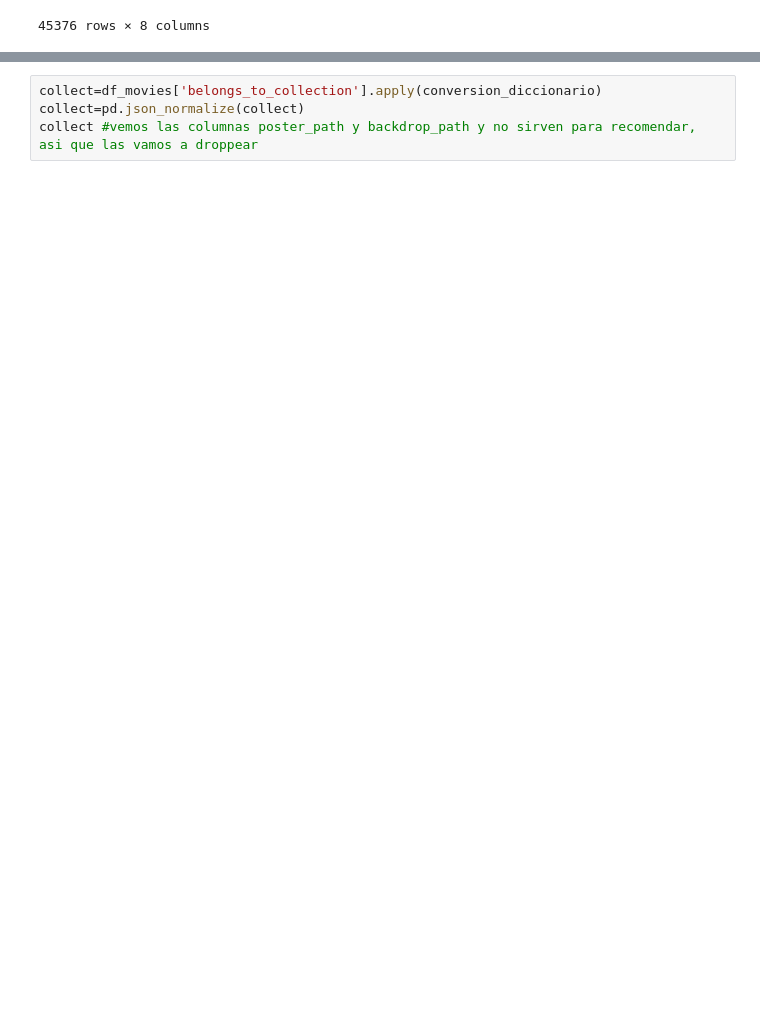
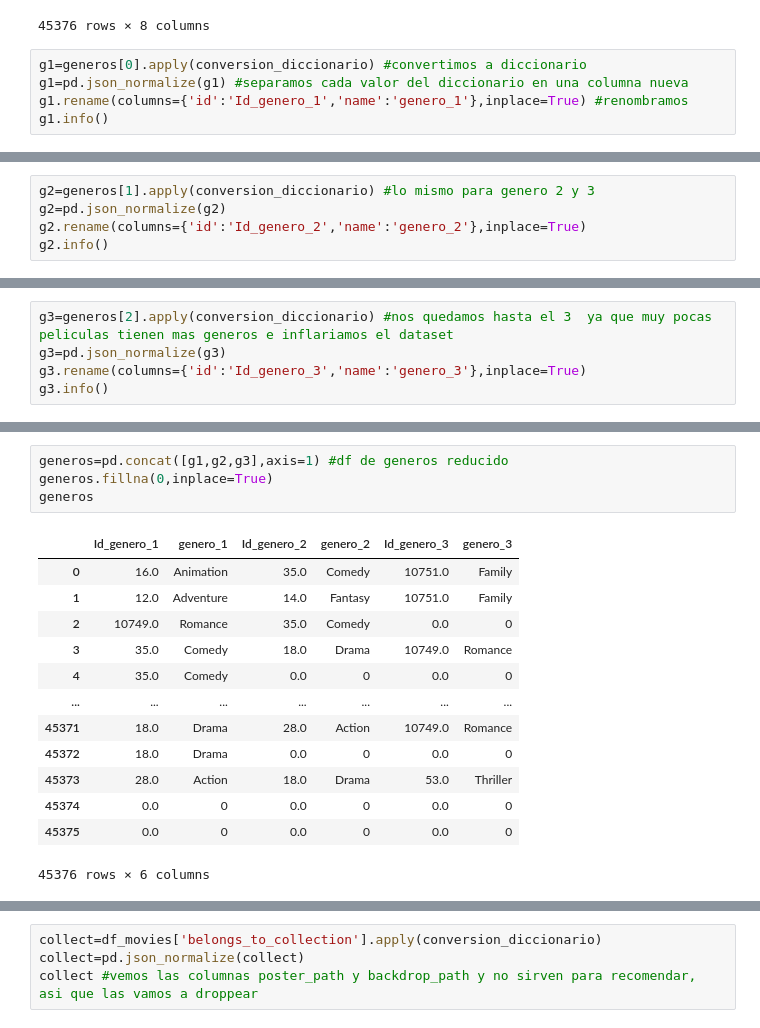
Before and after one commit to FSanchezB/Proyecto-Individual-1-1ML, a Jupyter notebook: Notebooks/Transformaciones_movies.ipynb, the cells around one changed output, grey strips where cells are left out. Drawn from its saved outputs; the diff is of its cells as text; blank space fills up the shorter version.

```diff
--- a/Notebooks/Transformaciones_movies.ipynb
+++ b/Notebooks/Transformaciones_movies.ipynb
@@ -315,3 +317,8 @@ generos
 | 45374 | None | None | None | None | None | None | None | None |
 | 45375 | None | None | None | None | None | None | None | None |
 45376 rows × 8 columns
+# %%
+g1=generos[0].apply(conversion_diccionario) #convertimos a diccionario
+g1=pd.json_normalize(g1) #separamos cada valor del diccionario en una columna nueva
+g1.rename(columns={'id':'Id_genero_1','name':'genero_1'},inplace=True) #renombramos
+g1.info()
@@ -317,0 +335,5 @@ generos
+# %%
+g2=generos[1].apply(conversion_diccionario) #lo mismo para genero 2 y 3
+g2=pd.json_normalize(g2)
+g2.rename(columns={'id':'Id_genero_2','name':'genero_2'},inplace=True)
+g2.info()
@@ -317,0 +350,5 @@ generos
+# %%
+g3=generos[2].apply(conversion_diccionario) #nos quedamos hasta el 3  ya que muy pocas peliculas tienen mas generos e inflariamos el dataset
+g3=pd.json_normalize(g3)
+g3.rename(columns={'id':'Id_genero_3','name':'genero_3'},inplace=True)
+g3.info()
@@ -317,0 +365,18 @@ generos
+# %%
+generos=pd.concat([g1,g2,g3],axis=1) #df de generos reducido
+generos.fillna(0,inplace=True)
+generos
+# %% [output]
+|  | Id_genero_1 | genero_1 | Id_genero_2 | genero_2 | Id_genero_3 | genero_3 |
+| 0 | 16.0 | Animation | 35.0 | Comedy | 10751.0 | Family |
+| 1 | 12.0 | Adventure | 14.0 | Fantasy | 10751.0 | Family |
+| 2 | 10749.0 | Romance | 35.0 | Comedy | 0.0 | 0 |
+| 3 | 35.0 | Comedy | 18.0 | Drama | 10749.0 | Romance |
+| 4 | 35.0 | Comedy | 0.0 | 0 | 0.0 | 0 |
+| ... | ... | ... | ... | ... | ... | ... |
+| 45371 | 18.0 | Drama | 28.0 | Action | 10749.0 | Romance |
+| 45372 | 18.0 | Drama | 0.0 | 0 | 0.0 | 0 |
+| 45373 | 28.0 | Action | 18.0 | Drama | 53.0 | Thriller |
+| 45374 | 0.0 | 0 | 0.0 | 0 | 0.0 | 0 |
+| 45375 | 0.0 | 0 | 0.0 | 0 | 0.0 | 0 |
+45376 rows × 6 columns
```
Also changed, not shown: parts of 35 cells of this notebook, 2 other files.
